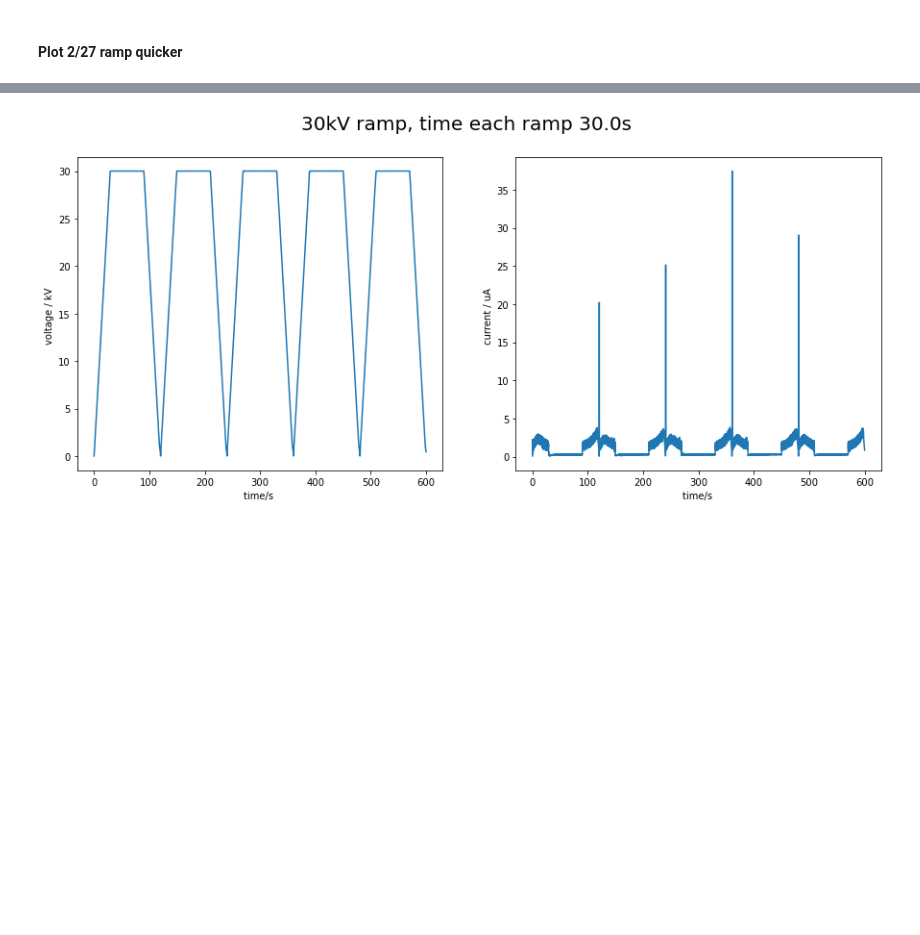
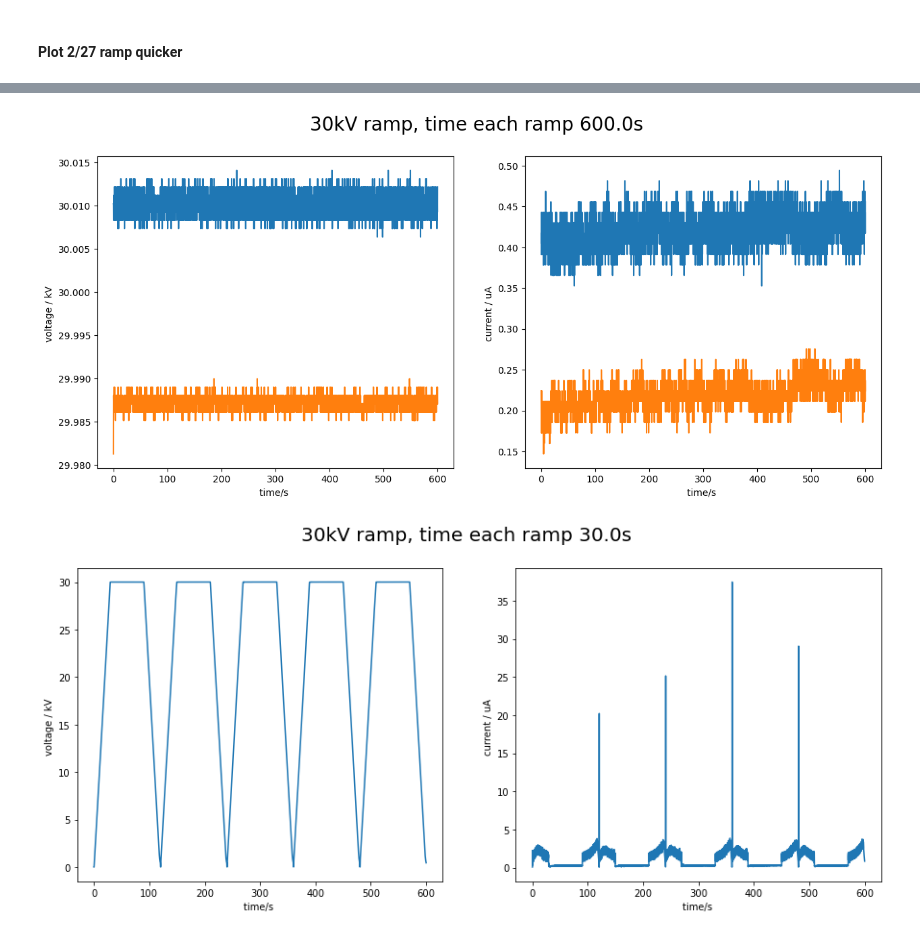
Before and after one commit to yyhshdu1/1-3-IR-high_voltage, a Jupyter notebook: Emma leakage current/Plot_V&A_ramp.ipynb, the cells around one changed output, grey strips where cells are left out. Cells and saved outputs as stored; diff of their text form; code cells hidden in the pictures; blank space fills up the shorter version.

```diff
--- a/Emma leakage current/Plot_V&A_ramp.ipynb
+++ b/Emma leakage current/Plot_V&A_ramp.ipynb
@@ -177,3 +165,9 @@ plot_combined(file_name)
+# %%
+os.chdir("C:\\Users\\CeNTREX\\Documents\\GitHub\\1-3-IR-high_voltage\\Short IR electrodes test\\4-1-2025_test")
+file_name = ['rec_at_10__recording_600s_0.csv']
+plot_combined(file_name)
+# %% [output]
+[figure, added]
 # %%
 os.chdir('C:\\Users\\yuanhang.yang\\Documents\\GitHub\\1-3-IR-high_voltage\\Emma leakage current\\2-27-2025_test\\30s ramp')
 file_name = []
```
Also changed, not shown: parts of 8 cells of this notebook, 41 other files.
